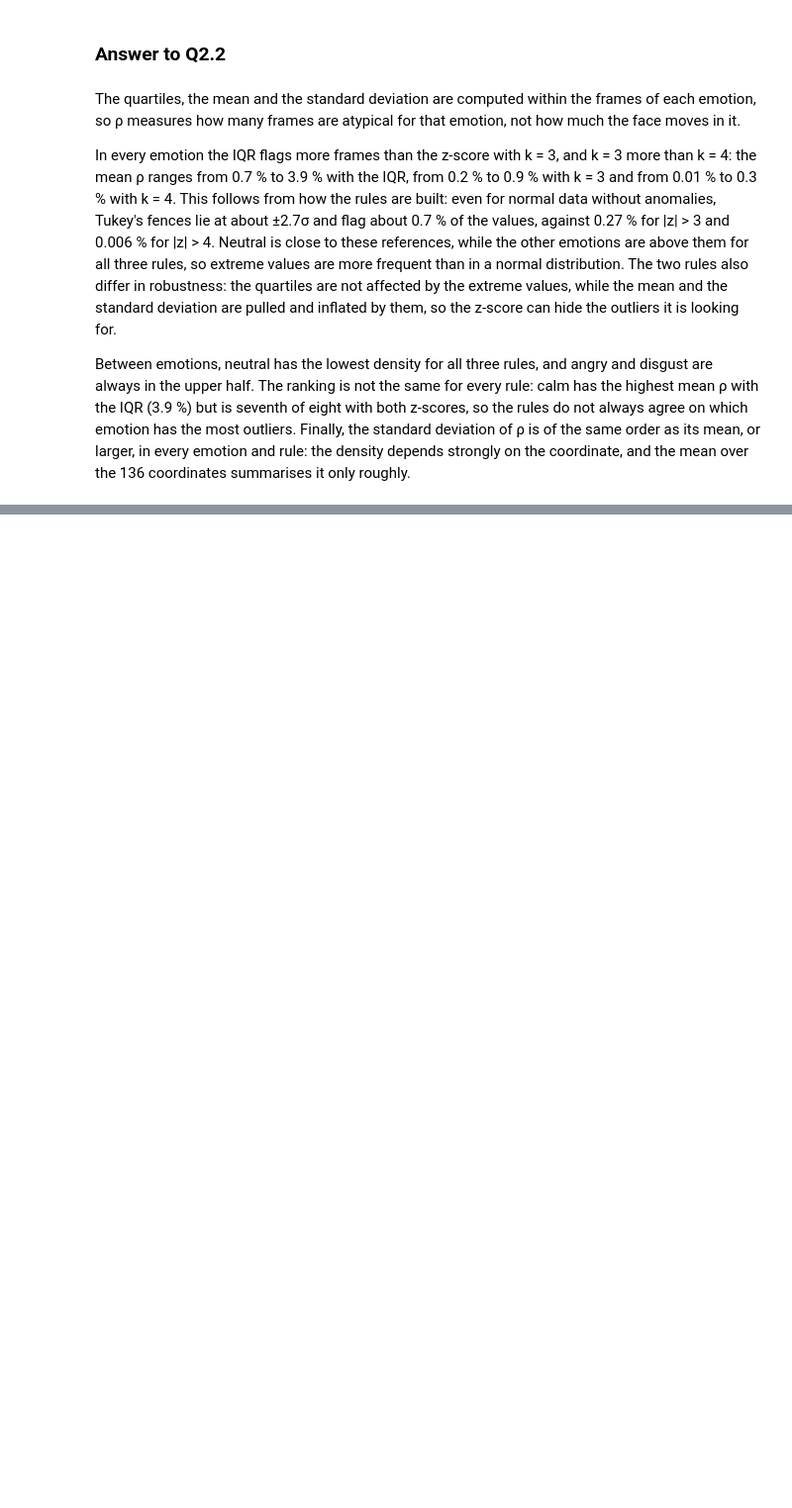
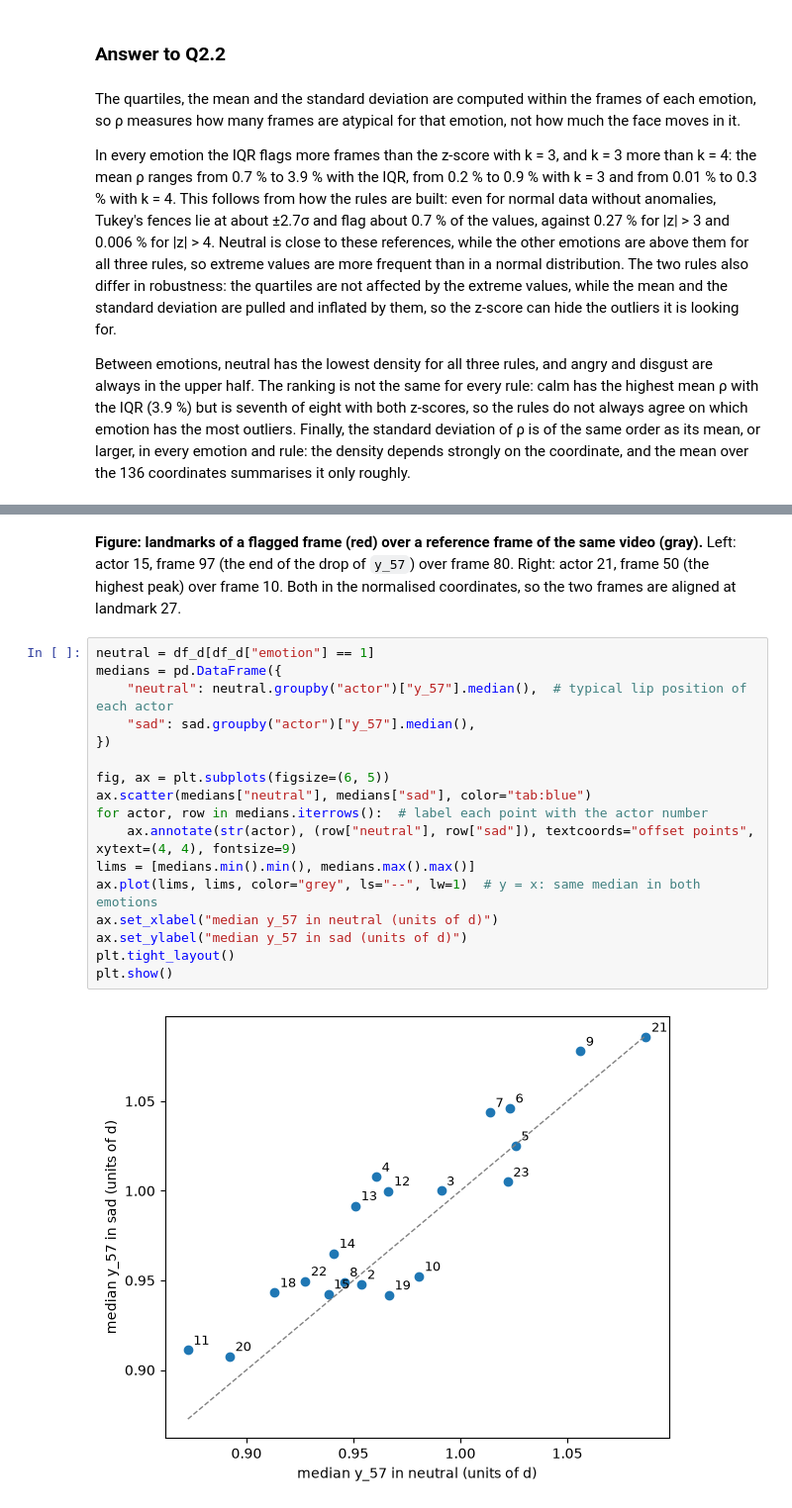
Before and after one commit to migasantunes/Emotion_Recognition, a Jupyter notebook: notebooks/02_quality.ipynb, the cells around one changed output, grey strips where cells are left out. Shown at 99% size. Drawn from its saved outputs; the diff is of its cells as text; blank space fills up the shorter version.

```diff
--- a/notebooks/02_quality.ipynb
+++ b/notebooks/02_quality.ipynb
@@ -312,0 +445,21 @@ Between emotions, neutral has the lowest density for all three rules, and angry
+# %% [markdown]
+**Figure: landmarks of a flagged frame (red) over a reference frame of the same video (gray).** Left: actor 15, frame 97 (the end of the drop of `y_57`) over frame 80. Right: actor 21, frame 50 (the highest peak) over frame 10. Both in the normalised coordinates, so the two frames are aligned at landmark 27.
+# %%
+neutral = df_d[df_d["emotion"] == 1]
+medians = pd.DataFrame({
+    "neutral": neutral.groupby("actor")["y_57"].median(),  # typical lip position of each actor
+    "sad": sad.groupby("actor")["y_57"].median(),
+})
+
+fig, ax = plt.subplots(figsize=(6, 5))
+ax.scatter(medians["neutral"], medians["sad"], color="tab:blue")
+for actor, row in medians.iterrows():  # label each point with the actor number
+    ax.annotate(str(actor), (row["neutral"], row["sad"]), textcoords="offset points", xytext=(4, 4), fontsize=9)
+lims = [medians.min().min(), medians.max().max()]
+ax.plot(lims, lims, color="grey", ls="--", lw=1)  # y = x: same median in both emotions
+ax.set_xlabel("median y_57 in neutral (units of d)")
+ax.set_ylabel("median y_57 in sad (units of d)")
+plt.tight_layout()
+plt.show()
+# %% [output]
+[figure, added]
```
Also changed, not shown: parts of 18 cells of this notebook.
